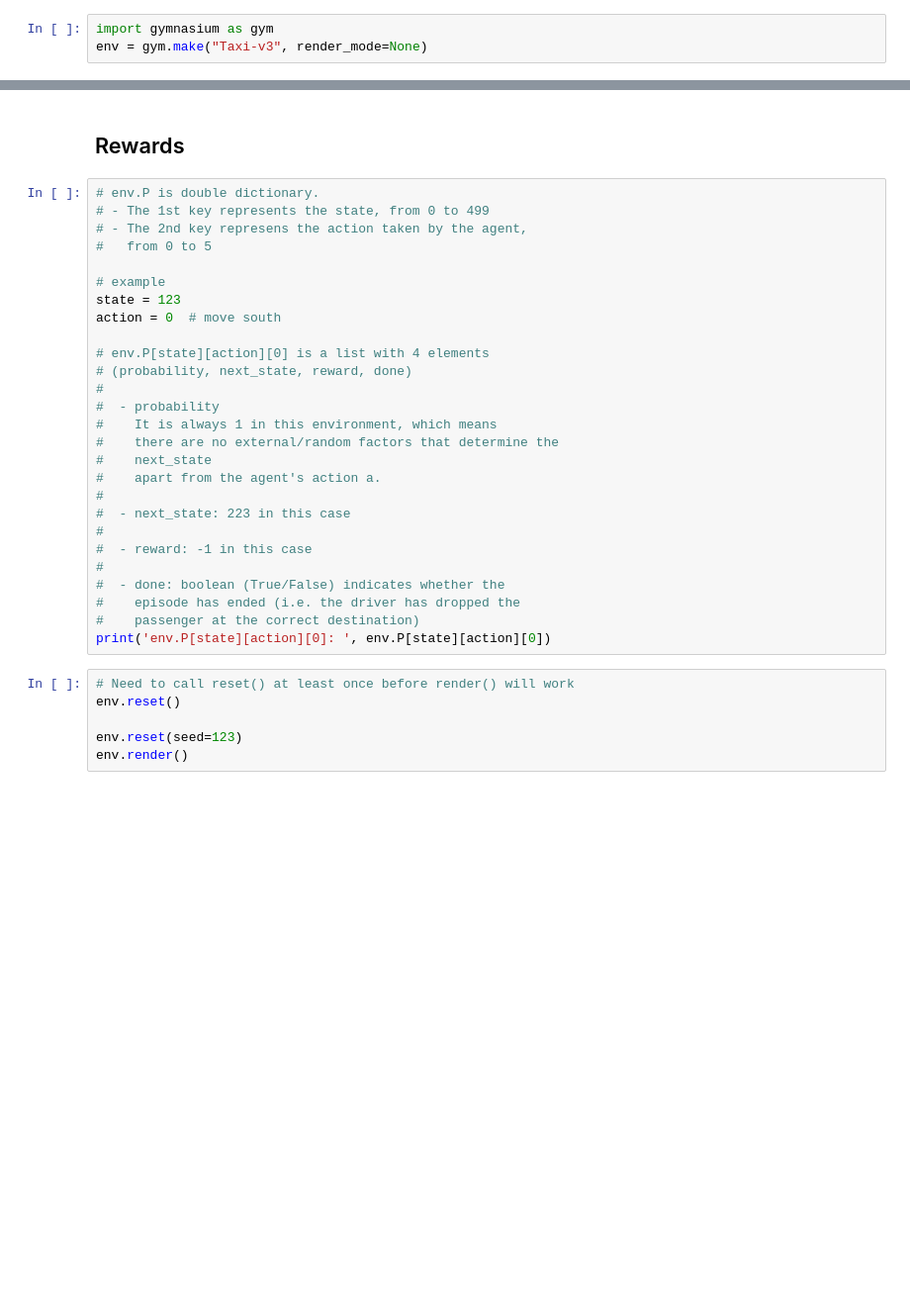
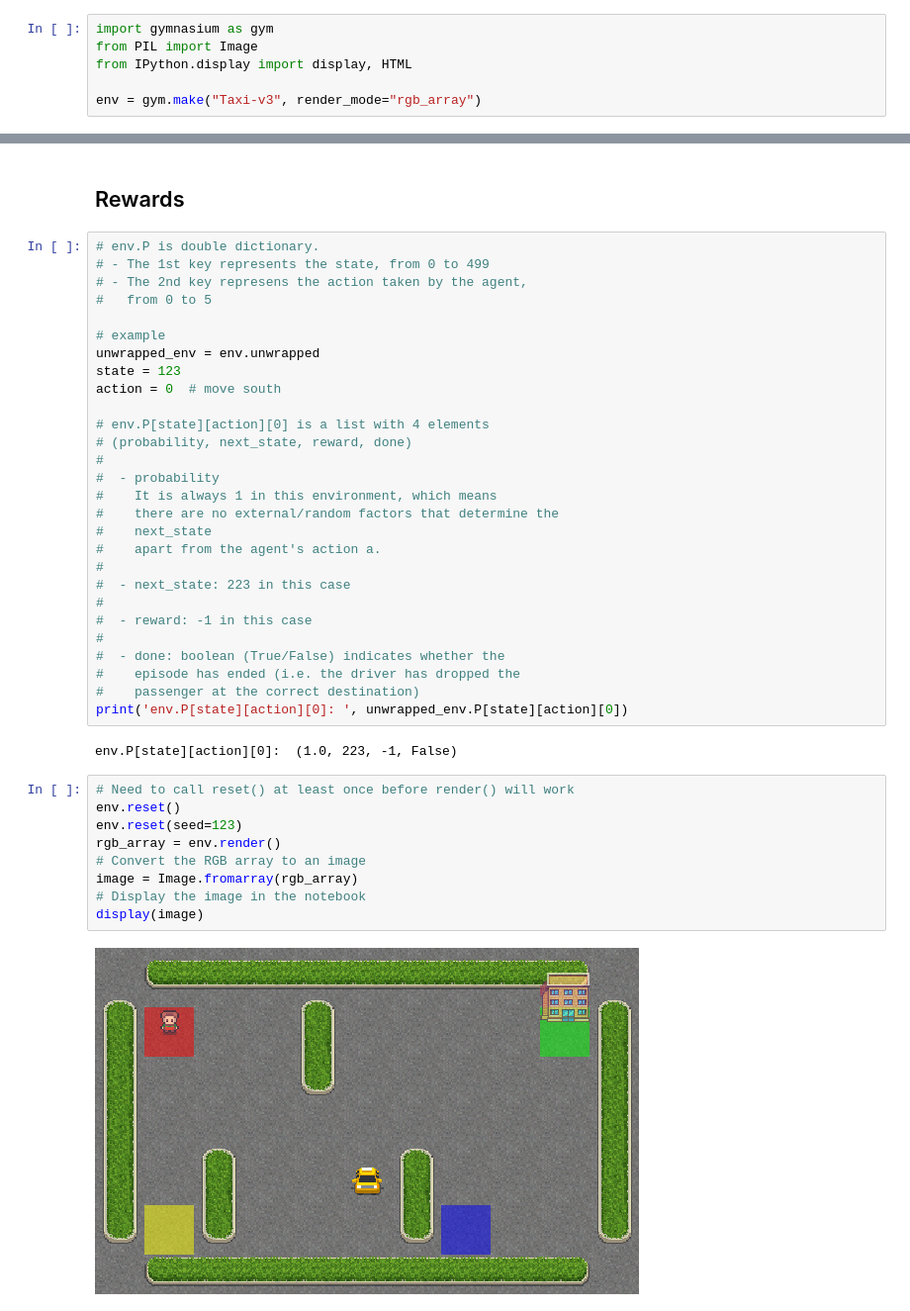
Before and after one commit to timokau/hands-on-rl, a Jupyter notebook: 01_taxi/notebooks/00_environment.ipynb, the cells around one changed output, grey strips where cells are left out. Shown at 99% size. Saved outputs shown, nothing was run; the diff lists cells and outputs as text; blank space fills up the shorter version.

```diff
--- a/01_taxi/notebooks/00_environment.ipynb
+++ b/01_taxi/notebooks/00_environment.ipynb
@@ -20,7 +39,10 @@
 ## Load the environment 🌎
 # %%
 import gymnasium as gym
-env = gym.make("Taxi-v3", render_mode=None)
+from PIL import Image
+from IPython.display import display, HTML
+
+env = gym.make("Taxi-v3", render_mode="rgb_array")
 # %% [markdown]
 ## Action space
 # %%
@@ -38,6 +64,7 @@ print("State Space {}".format(env.observation_space))
 #   from 0 to 5
 
 # example
+unwrapped_env = env.unwrapped
 state = 123
 action = 0  # move south
 
@@ -57,12 +84,19 @@ action = 0  # move south
 #  - done: boolean (True/False) indicates whether the
 #    episode has ended (i.e. the driver has dropped the
 #    passenger at the correct destination)
-print('env.P[state][action][0]: ', env.P[state][action][0])
+print('env.P[state][action][0]: ', unwrapped_env.P[state][action][0])
+# %% [output]
+env.P[state][action][0]:  (1.0, 223, -1, False)
 # %%
 # Need to call reset() at least once before render() will work
 env.reset()
-
 env.reset(seed=123)
-env.render()
+rgb_array = env.render()
+# Convert the RGB array to an image
+image = Image.fromarray(rgb_array)
+# Display the image in the notebook
+display(image)
+# %% [output]
+[figure, added]
 # %%
 env.reset(seed=223)
```
Also changed, not shown: parts of 6 cells of this notebook, 11 other files.
